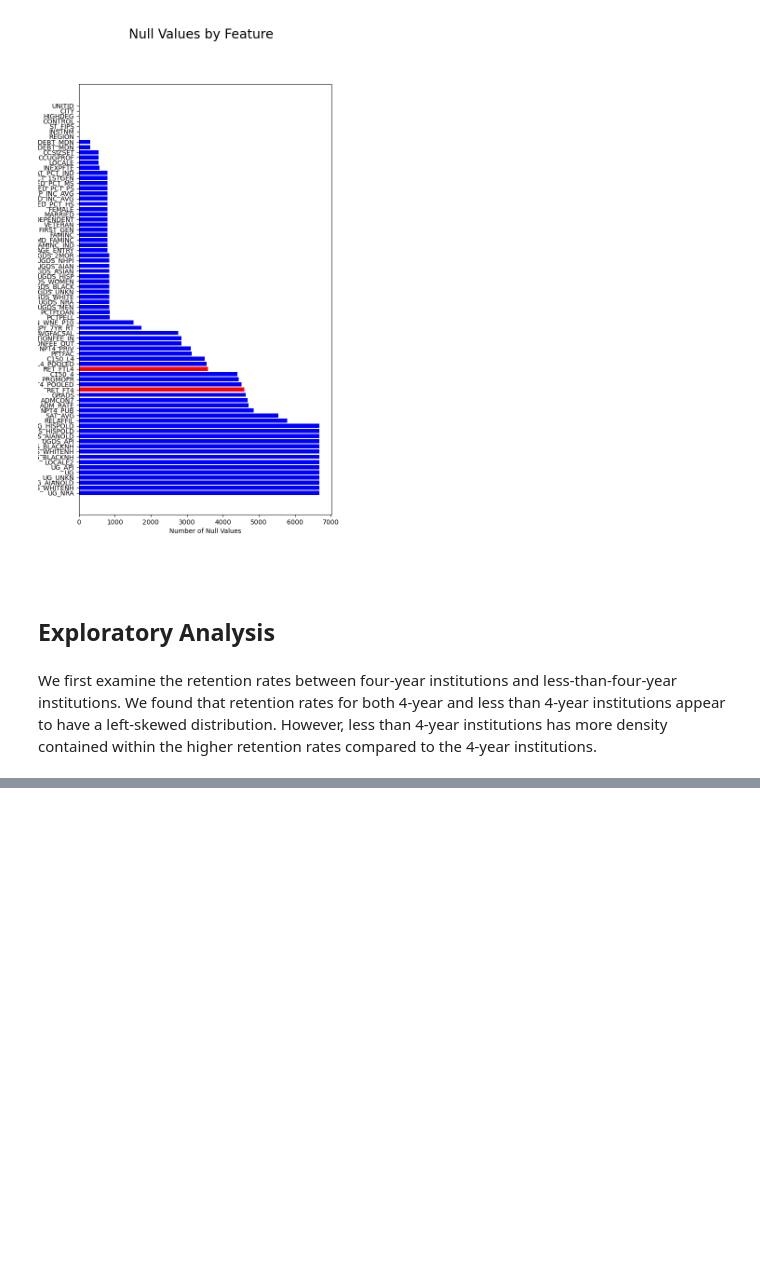
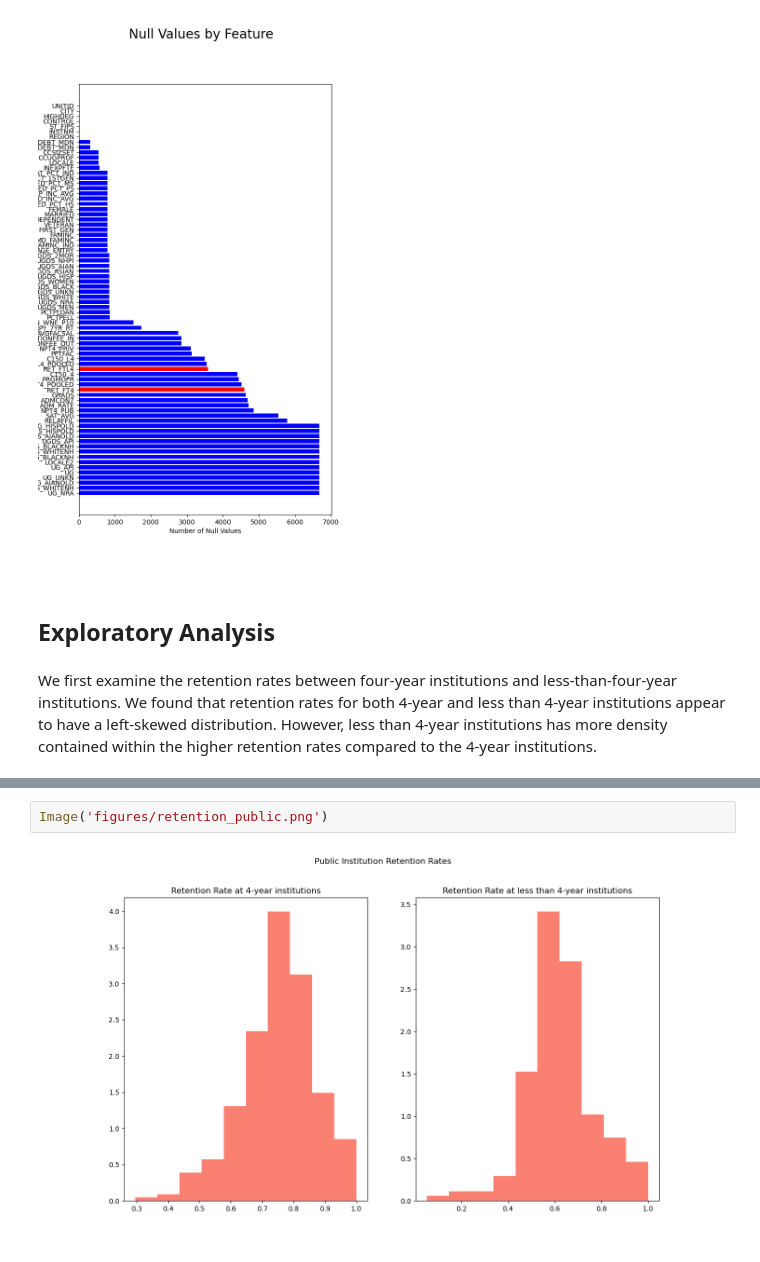
Before and after one commit to UCB-stat-159-s23/project-Group11, a Jupyter notebook: main.ipynb, the cells around one changed output, grey strips where cells are left out. Saved outputs shown, nothing was run; the diff lists cells and outputs as text; blank space fills up the shorter version.

```diff
--- a/main.ipynb
+++ b/main.ipynb
@@ -33,0 +40,4 @@ Image("figures/overall_retention_histogram.png")
+# %%
+Image('figures/retention_public.png')
+# %% [output]
+[figure, added]
```
Also changed, not shown: parts of 18 cells of this notebook, 1 other file.
